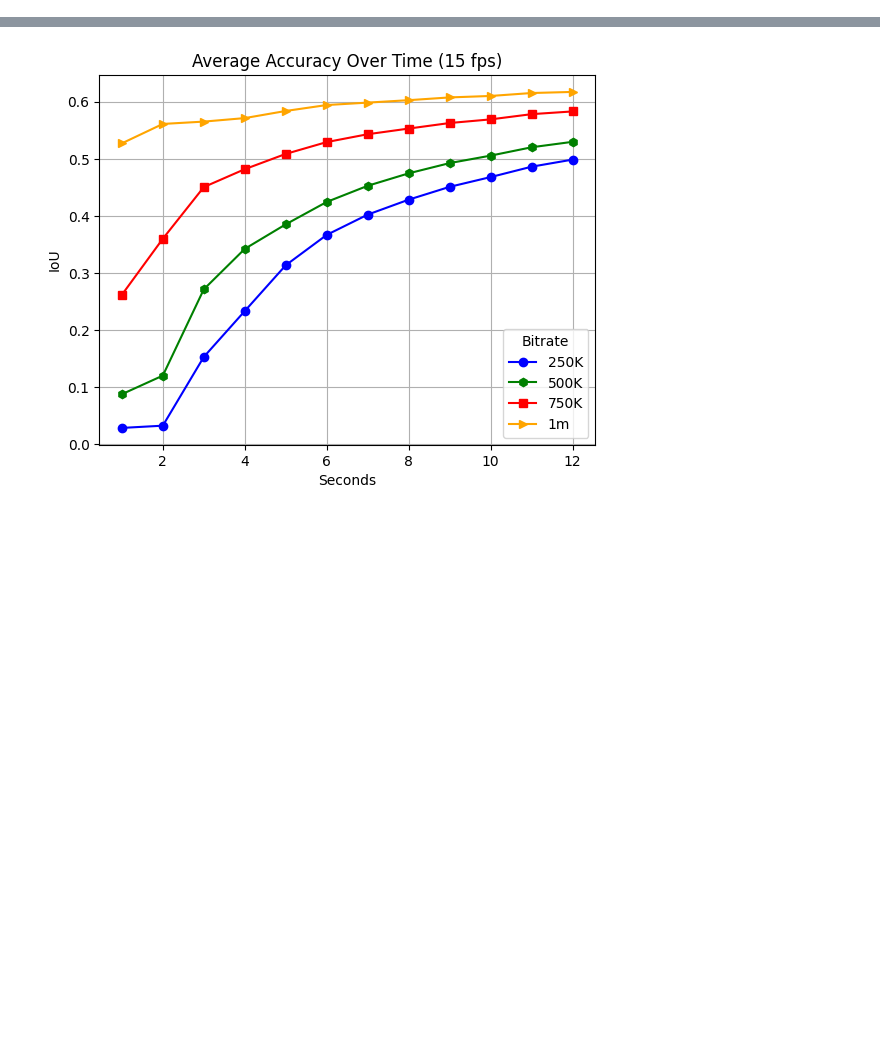
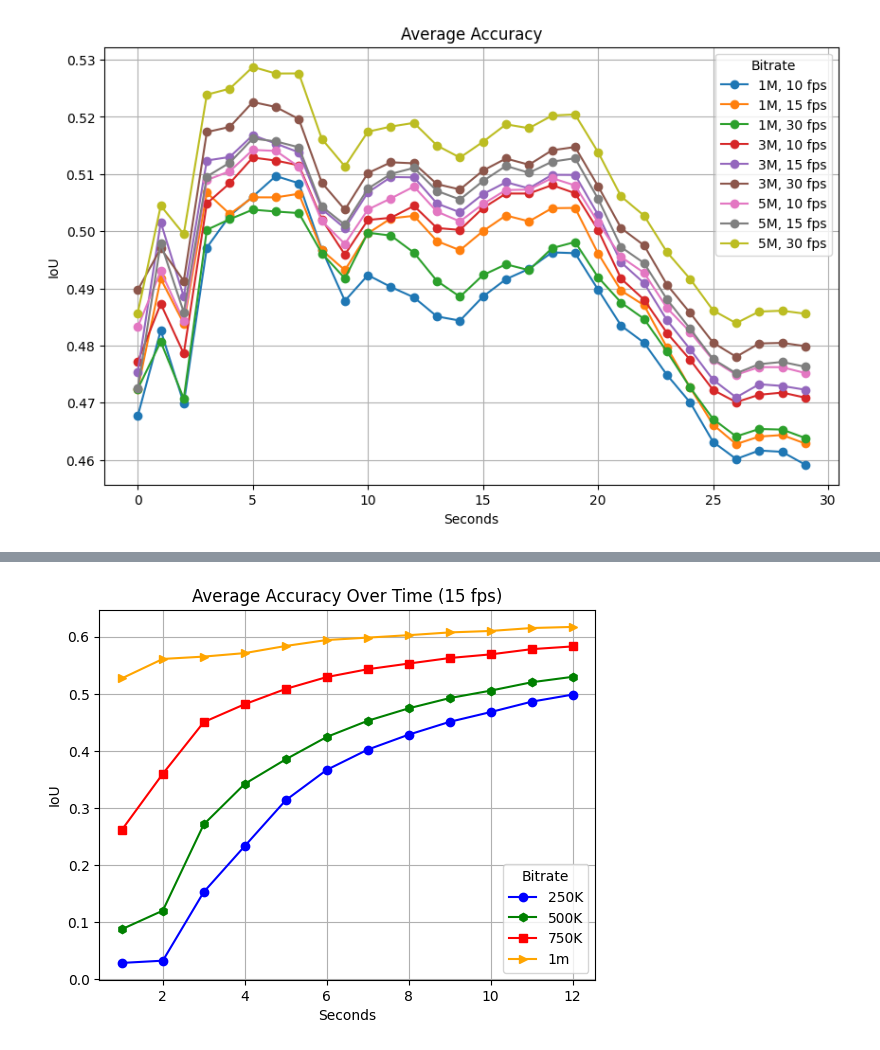
Before and after one commit to bencivjan/distributed-360-streaming, a Jupyter notebook: analytics-accuracy-viz/viz.ipynb, the cells around one changed output, grey strips where cells are left out. Cells and saved outputs as stored; diff of their text form; code cells hidden in the pictures; blank space fills up the shorter version.

```diff
--- a/analytics-accuracy-viz/viz.ipynb
+++ b/analytics-accuracy-viz/viz.ipynb
@@ -60,3 +122,42 @@ def plot_pred_accuracy(file_list):
+# %%
+# Plot all
+plt.figure(figsize=(10, 6))
+
+
+labels = np.array([])
+data = np.array([])
+for video in sorted(os.listdir('out-data')):
+    name = video.split('_')
+    labels = np.append(labels, f'{name[1]}, {name[2]} fps')
+    if data.size:
+        data = np.vstack([data, json_to_numpy(os.path.join('out-data', video))])
+    else:
+        data = json_to_numpy(os.path.join('out-data', video))
+
+for i, exp in enumerate(data):
+    cur_frame = 30
+    data_averaged = np.array([])
+
+    while cur_frame < exp.shape[0]:
+        data_averaged = np.append(data_averaged, exp[:cur_frame].mean())
+
+        cur_frame += 30
+
+    data_averaged = np.append(data_averaged, exp.mean())
+
+    x = np.array(range(cur_frame // 30))
+
+    plt.plot(x, data_averaged, 'o-', label=labels[i])
+
+# Add labels and title
+plt.xlabel('Seconds')
+plt.ylabel('IoU')
+plt.title('Average Accuracy')
+plt.legend(title='Bitrate')
+plt.grid(True)
+plt.show()
+# %% [output]
+[figure, added]
 # %%
 files = [
     'crosswalk_250K_30_iou.json',
```
Also changed, not shown: parts of 3 cells of this notebook, 21 other files.
